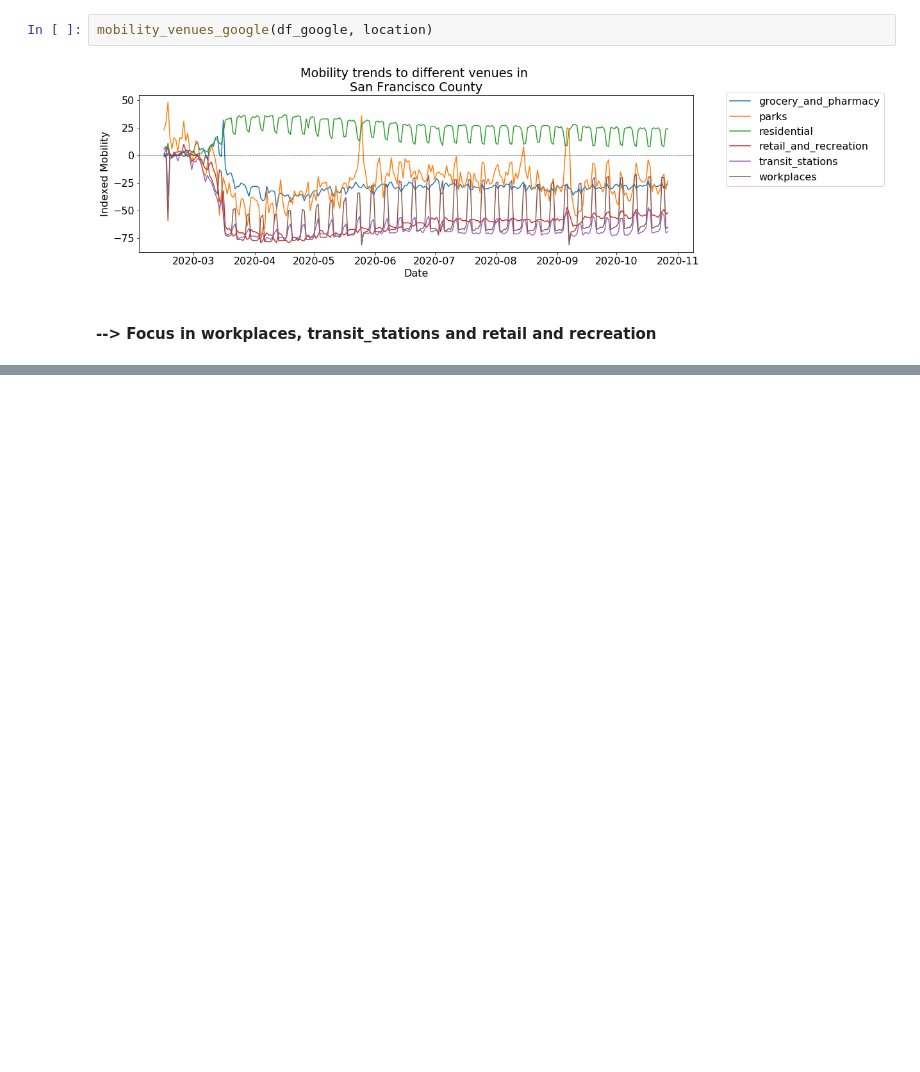
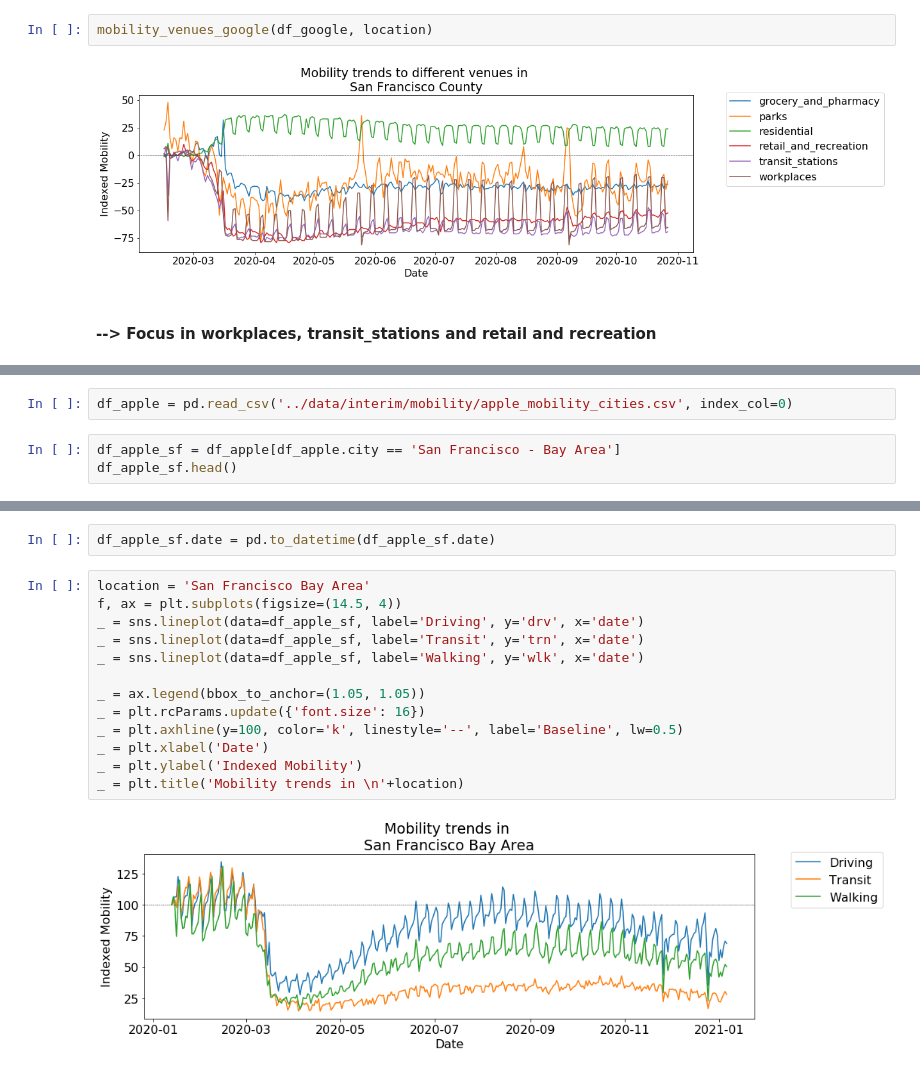
Before and after one commit to Daesparz/DS4A2020_Empowerment, a Jupyter notebook: exploratory_data_analysis/mobility_patterns_by_city.ipynb, the cells around one changed output, grey strips where cells are left out. Cells and saved outputs as stored; diff of their text form; blank space fills up the shorter version.

Commit message:
adding apple mobility patterns

```diff
--- a/exploratory_data_analysis/mobility_patterns_by_city.ipynb
+++ b/exploratory_data_analysis/mobility_patterns_by_city.ipynb
@@ -158,0 +161,5 @@ mobility_venues_google(df_google, location)
+# %%
+df_apple = pd.read_csv('../data/interim/mobility/apple_mobility_cities.csv', index_col=0)
+# %%
+df_apple_sf = df_apple[df_apple.city == 'San Francisco - Bay Area']
+df_apple_sf.head()
@@ -158,0 +173,17 @@ mobility_venues_google(df_google, location)
+# %%
+df_apple_sf.date = pd.to_datetime(df_apple_sf.date)
+# %%
+location = 'San Francisco Bay Area'
+f, ax = plt.subplots(figsize=(14.5, 4))
+_ = sns.lineplot(data=df_apple_sf, label='Driving', y='drv', x='date')
+_ = sns.lineplot(data=df_apple_sf, label='Transit', y='trn', x='date')
+_ = sns.lineplot(data=df_apple_sf, label='Walking', y='wlk', x='date')
+
+_ = ax.legend(bbox_to_anchor=(1.05, 1.05))
+_ = plt.rcParams.update({'font.size': 16})
+_ = plt.axhline(y=100, color='k', linestyle='--', label='Baseline', lw=0.5)
+_ = plt.xlabel('Date')
+_ = plt.ylabel('Indexed Mobility')
+_ = plt.title('Mobility trends in \n'+location)
+# %% [output]
+[figure, added]
```
Also changed, not shown: parts of 2 cells of this notebook.
